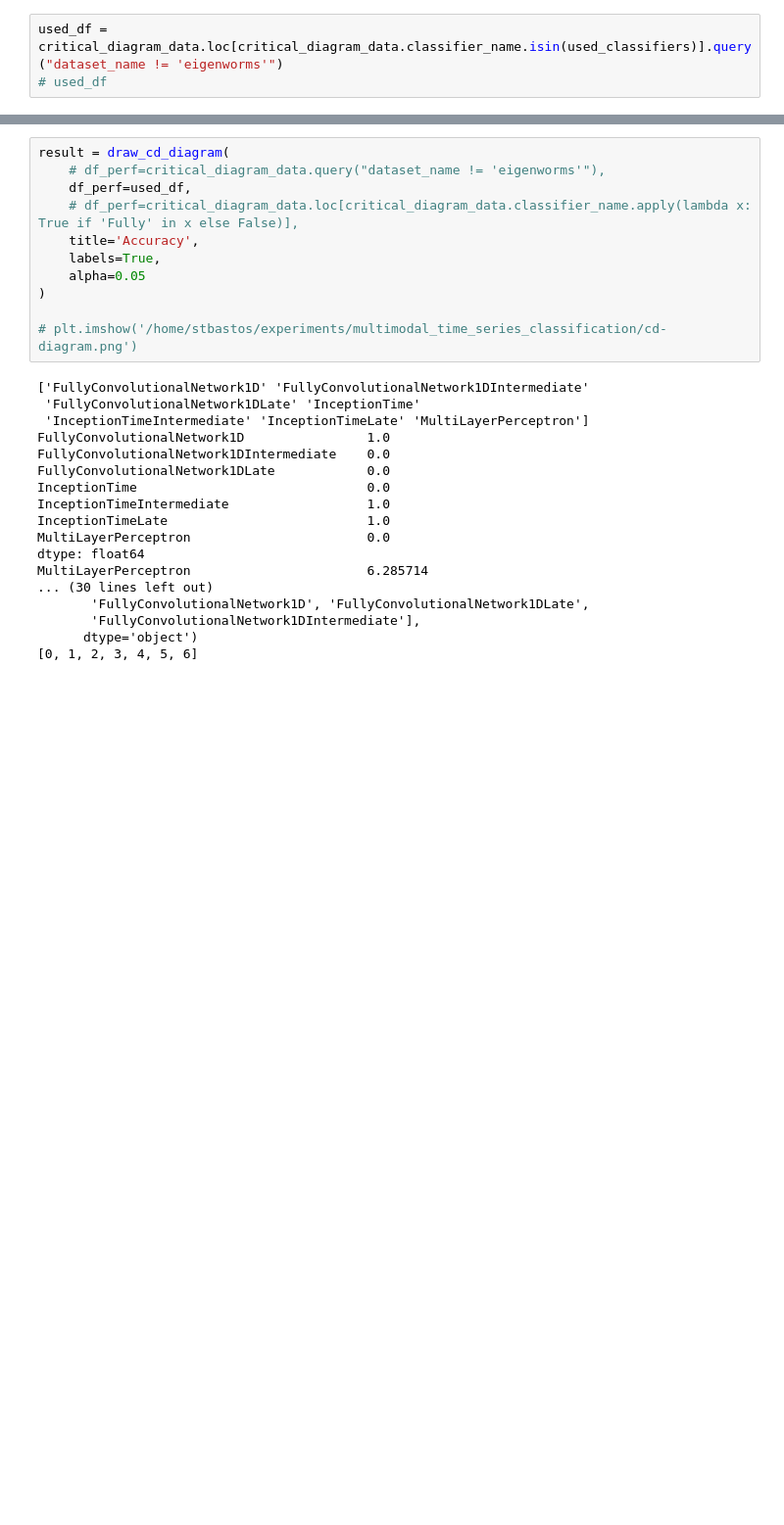
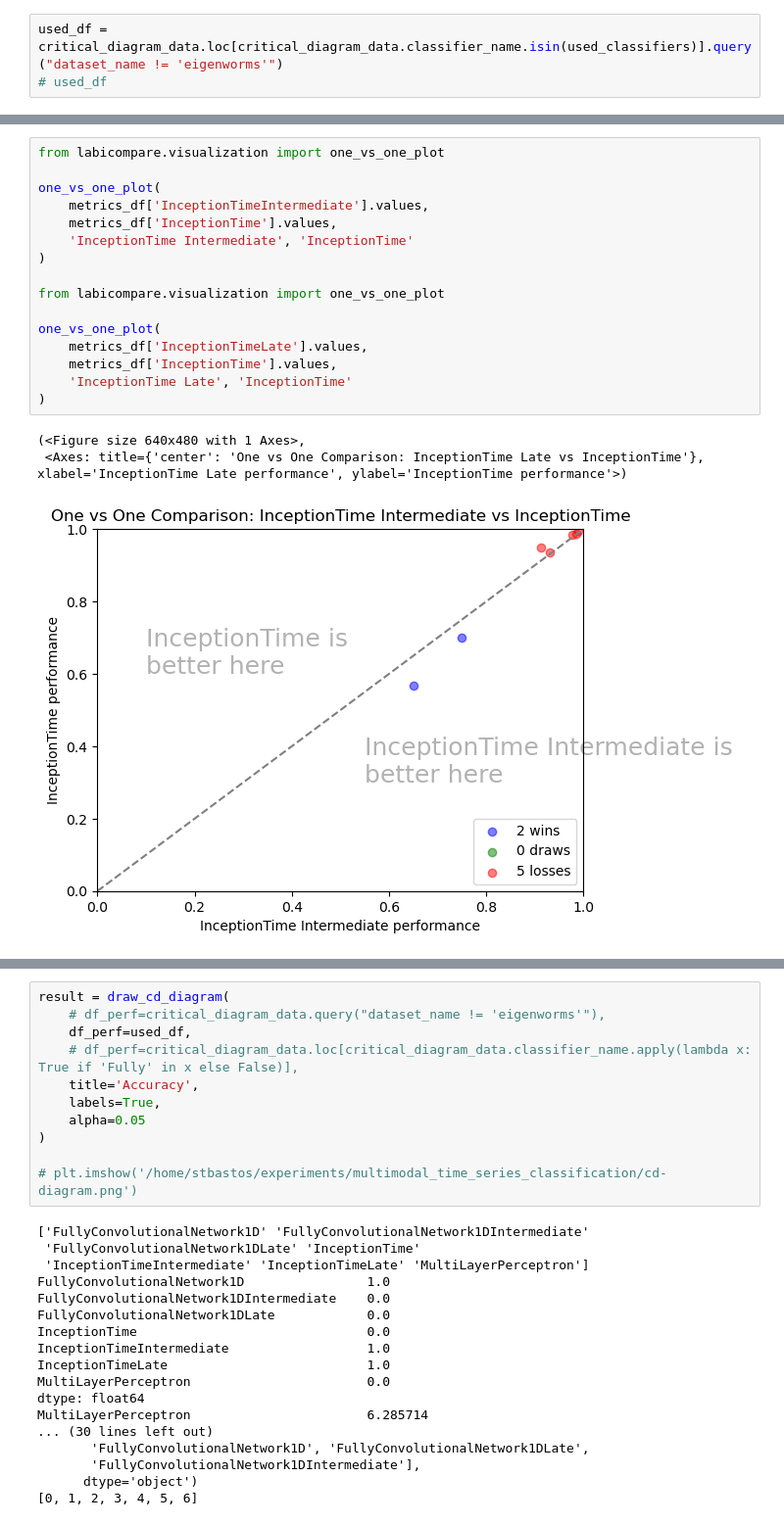
Before and after one commit to samuelthomaz7/multimodal_time_series_classification, a Jupyter notebook: test_notebook.ipynb, the cells around one changed output, grey strips where cells are left out. Shown at 98% size. Drawn from its saved outputs; the diff is of its cells as text; blank space fills up the shorter version.

```diff
--- a/test_notebook.ipynb
+++ b/test_notebook.ipynb
@@ -115,0 +140,20 @@ used_df = critical_diagram_data.loc[critical_diagram_data.classifier_name.isin(u
+# %%
+from labicompare.visualization import one_vs_one_plot
+
+one_vs_one_plot(
+    metrics_df['InceptionTimeIntermediate'].values,
+    metrics_df['InceptionTime'].values,
+    'InceptionTime Intermediate', 'InceptionTime'
+)
+
+from labicompare.visualization import one_vs_one_plot
+
+one_vs_one_plot(
+    metrics_df['InceptionTimeLate'].values,
+    metrics_df['InceptionTime'].values,
+    'InceptionTime Late', 'InceptionTime'
+)
+# %% [output]
+(<Figure size 640x480 with 1 Axes>,
+ <Axes: title={'center': 'One vs One Comparison: InceptionTime Late vs InceptionTime'}, xlabel='InceptionTime Late performance', ylabel='InceptionTime performance'>)
+[figure, added]
```
Also changed, not shown: parts of 16 cells of this notebook, 2 other files.
